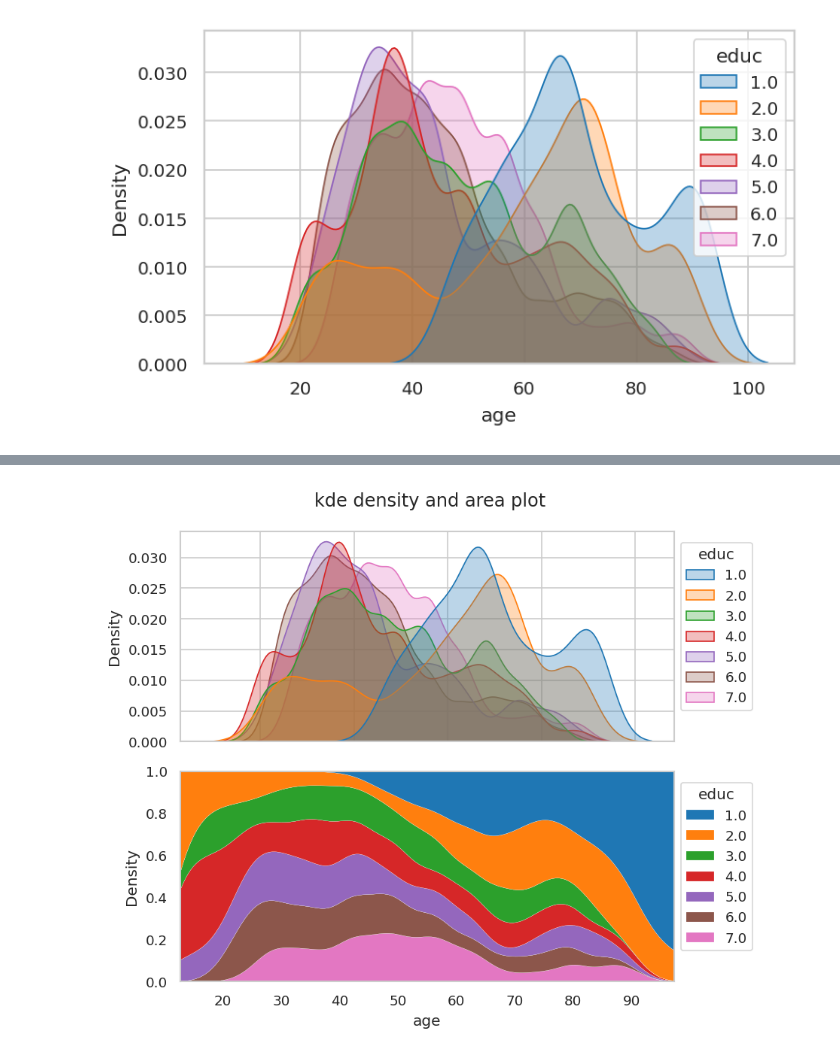
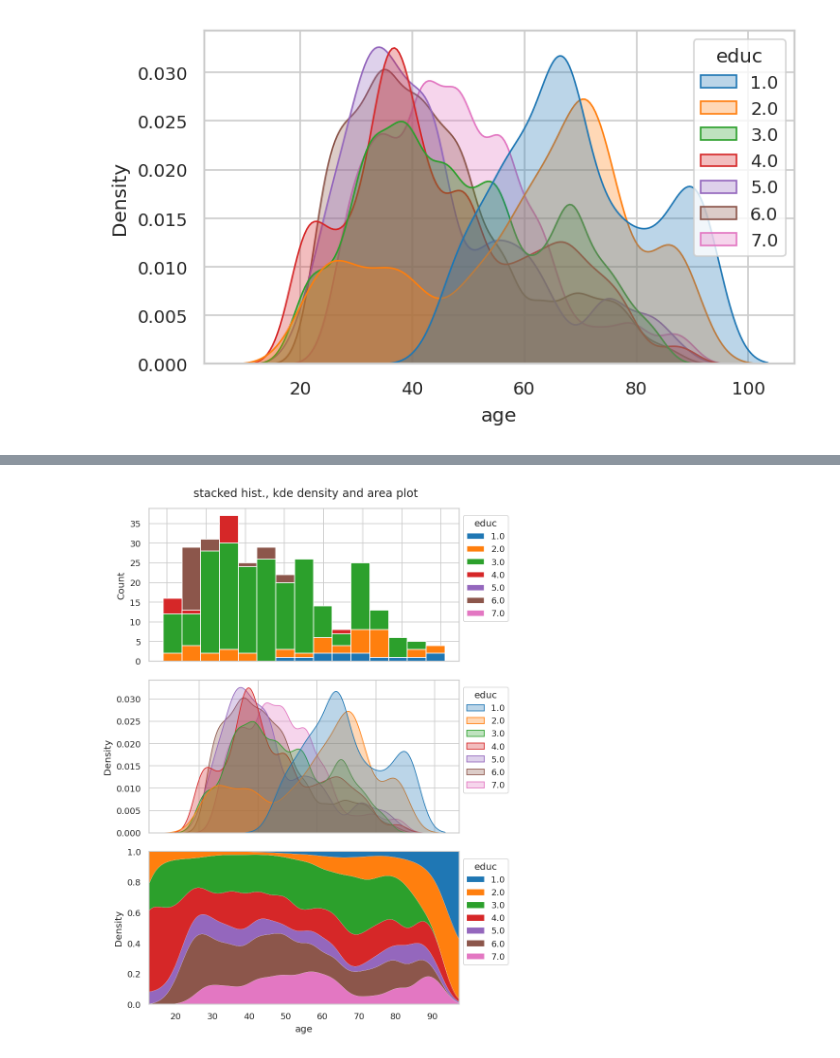
Before and after one commit to toshiakiasakura/matplotlib_gallery, a Jupyter notebook: src/1_gallery.ipynb, the cells around one changed output, grey strips where cells are left out. Cells and saved outputs as stored; diff of their text form; code cells hidden in the pictures.

```diff
--- a/src/1_gallery.ipynb
+++ b/src/1_gallery.ipynb
@@ -59,4 +69,4 @@ gallery.kde_density_area_plot()
 # %%
-gallery.kde_density_and_area_plot_with_stratification()
+gallery.stacked_hist_kde_density_and_area_plot_with_stratification()
 # %% [output]
-[figure, old version]
+[figure, new version]
```
Also changed, not shown: parts of 4 cells of this notebook, 1 other file.
